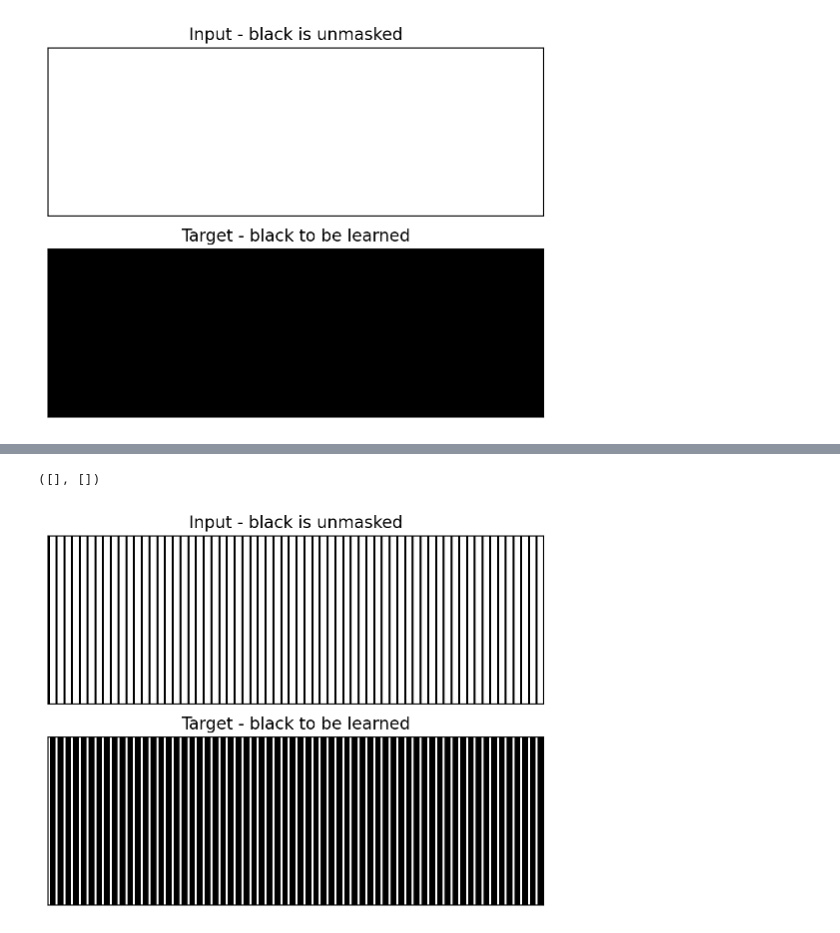
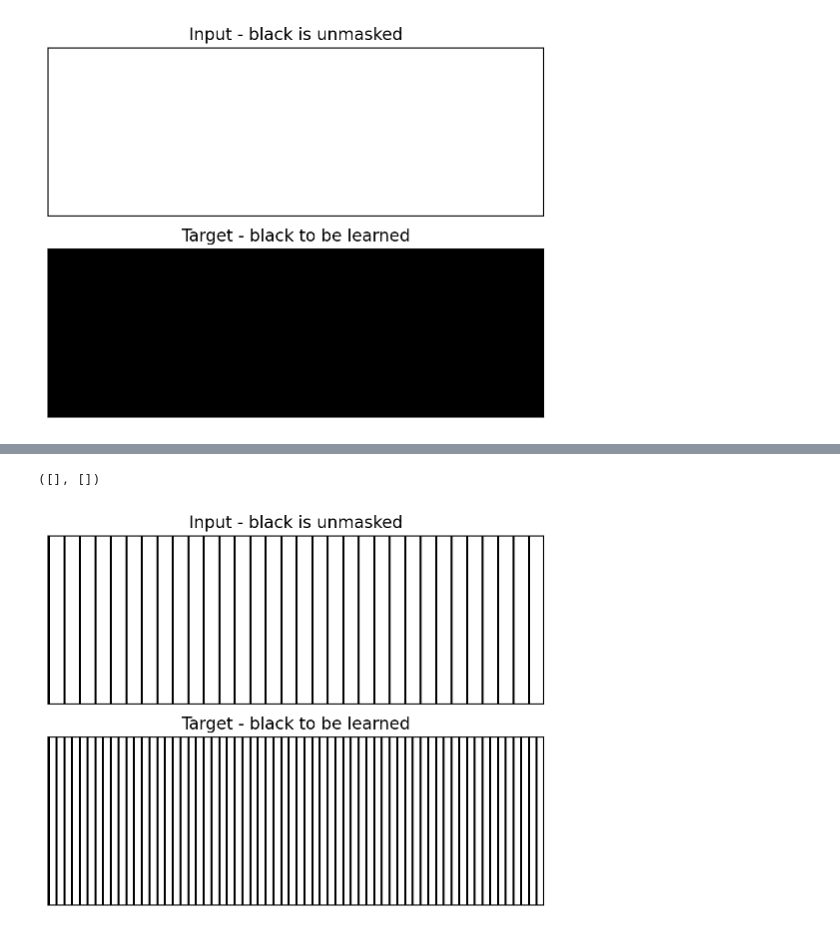
Before and after one commit to maximoskp/MaskedMelHarm, a Jupyter notebook: test_data.ipynb, the cells around one changed output, grey strips where cells are left out. Cells and saved outputs as stored; diff of their text form; code cells hidden in the pictures.

```diff
--- a/test_data.ipynb
+++ b/test_data.ipynb
@@ -164,27 +160,27 @@ plt.yticks([])
 # %%
-step_idx = 5
+step_idx = 4
 masked_harmony, target = apply_structured_masking(
     batch['input_ids'],
     mask_token_id,
     step_idx,
     batch['time_signature'],
     curriculum_type='ts_incr' # 'no', 'random', 'ts_blank', 'ts_incr'
 )
 # print(masked_harmony)
 # print(target)
 plt.subplot(2,1,1)
 plt.imshow(masked_harmony!=mask_token_id, aspect='auto', cmap='gray_r', vmin=0, vmax=1)
 plt.title('Input - black is unmasked')
 plt.xticks([])
 plt.yticks([])
 plt.subplot(2,1,2)
 plt.imshow(target>-100, aspect='auto', cmap='gray_r', vmin=0, vmax=1)
 plt.title('Target - black to be learned')
 plt.xticks([])
 plt.yticks([])
 # %% [output]
 ([], [])
-[figure, old version]
+[figure, new version]
 # %%
 # from torch.optim import AdamW
 # from torch.nn import CrossEntropyLoss
```
Also changed, not shown: parts of 4 cells of this notebook, 18 other files.
